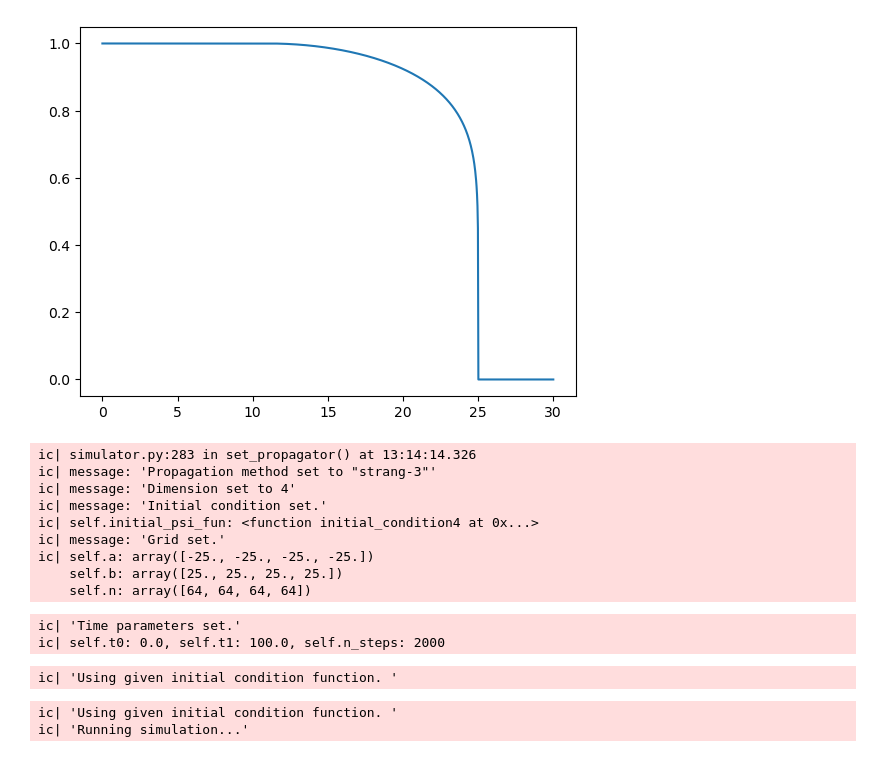
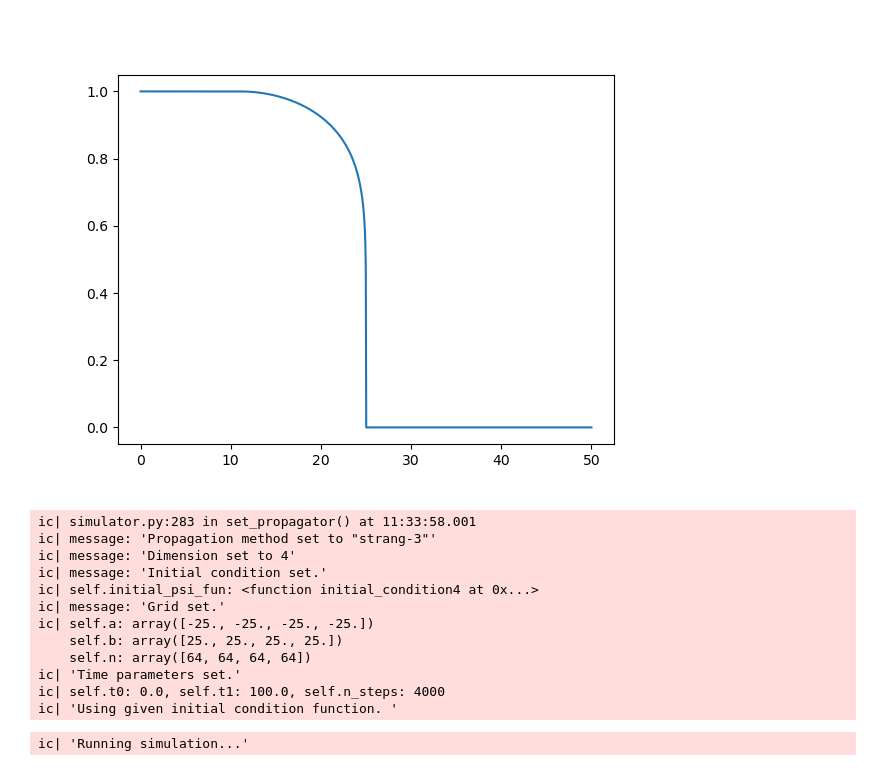
Before and after one commit to simenkva/fft_tdse, a Jupyter notebook: demo_notebooks/henon-heiles.ipynb, the cells around one changed output. Saved outputs shown, nothing was run; the diff lists cells and outputs as text; code cells hidden in the pictures.

```diff
--- a/demo_notebooks/henon-heiles.ipynb
+++ b/demo_notebooks/henon-heiles.ipynb
@@ -3,20 +3,36 @@ import numpy as np
 from fft_tdse.simulator import *
 from fft_tdse.animator import *
 import matplotlib.pyplot as plt
+# %%
+
+x_min = -25
+x_max = 25
+r0 = 11
+r1 = 25
+ell = 0.111803
+
+t_final = 100.0
+dt = 0.01
+mask_interval = 10
+
+
+dim = 4
+if dim == 2:
+    nx = 512
+elif dim == 3:
+    nx = 128
+elif dim == 4:
+    nx = 64
+    dt = 0.025
 # %%
-x_min = -25
-x_max = 25
-nx = 64
-dim = 4
 
-
-def potential2(x, y, ell=0.111803):
+def potential2(x, y, ell=ell):
     return 0.5*(x**2 + y**2) + ell*(x**2*y - y**3/3)
 
-def potential3(x, y, z, ell=0.111803):
+def potential3(x, y, z, ell=ell):
     return 0.5*(x**2 + y**2 + z**2) + ell*(x**2*y - y**3/3 + y**2*z - z**3/3)
 
-def potential4(x, y, z, w, ell=0.111803):
+def potential4(x, y, z, w, ell=ell):
     return 0.5*(x**2 + y**2 + z**2 + w**2) + ell*(x**2*y - y**3/3 + y**2*z - z**3/3 + z**2*w - w**3/3)
 
 def initial_condition2(x, y):
@@ -31,9 +47,7 @@ def initial_condition4(x, y, z, w):
     # normalized gaussian
     return np.exp(-0.5*((x-2)**2 + (y-2)**2 + (z-2)**2 + (w-2)**2)) / np.pi**1
 
-def mask_r(r):
-    r0 = 11
-    r1 = 25
+def mask_r(r, r0=r0, r1=r1):
     # interpolate between r0 and r1 using a cosine function
     mask = np.zeros_like(r)
     mask = (r > r0) * (r < r1) * np.cos((r-r0)/(r1-r0)*np.pi/2)
@@ -42,45 +56,39 @@ def mask_r(r):
     return mask
 
 def mask2(x,y):
-    r0 = 11
-    r1 = 25
     # interpolate between r0 and r1 using a cosine function
     r = np.sqrt(x**2 + y**2)
     return mask_r(r)
 
 def mask3(x,y,z):
-    r0 = 11
-    r1 = 25
     # interpolate between r0 and r1 using a cosine function
     r = np.sqrt(x**2 + y**2 + z**2)
     return mask_r(r)
 
 def mask4(x,y,z,w):
-    r0 = 11
-    r1 = 25
     # interpolate between r0 and r1 using a cosine function
     r = np.sqrt(x**2 + y**2 + z**2 + w**2)
     return mask_r(r)
 
 if dim == 2:
     potential = potential2
     initial_condition = initial_condition2
     mask = mask2
 elif dim == 3:
     potential = potential3
     initial_condition = initial_condition3
     mask = mask3
 elif dim == 4:
     potential = potential4
     initial_condition = initial_condition4
     mask = mask4
 
 plt.figure()
-rr =  np.linspace(0, 30, 1000)
+rr =  np.linspace(0, 50, 1000)
 plt.plot(rr, mask_r(rr))
 plt.show()
 # %% [output]
-[figure, old version]
+[figure, new version]
 # %%
 sim = Simulator(verbose=True)
 sim.set_dimension(dim)
@@ -88,8 +96,13 @@ sim.set_mass(1.0)
 sim.set_potential(potential)
 sim.set_initial_condition(initial_condition)
 sim.set_grid([x_min]*dim, [x_max]*dim, [nx]*dim)
+
+sim.set_time_parameters(0.0, t_final, int(t_final/dt))
+
+sim.prepare()
+psi0 = sim.wf.psi.copy()
 # %% [output]
-ic| simulator.py:283 in set_propagator() at 13:14:14.326
+ic| simulator.py:283 in set_propagator() at 11:33:58.001
 ic| message: 'Propagation method set to "strang-3"'
 ic| message: 'Dimension set to 4'
 ic| message: 'Initial condition set.'
@@ -98,12 +111,6 @@ ic| message: 'Grid set.'
 ic| self.a: array([-25., -25., -25., -25.])
     self.b: array([25., 25., 25., 25.])
     self.n: array([64, 64, 64, 64])
+ic| 'Time parameters set.'
+ic| self.t0: 0.0, self.t1: 100.0, self.n_steps: 4000
+ic| 'Using given initial condition function. '
-# %%
-sim.set_time_parameters(0.0, 100.0, 2000)
-# %% [output]
-ic| 'Time parameters set.'
-ic| self.t0: 0.0, self.t1: 100.0, self.n_steps: 2000
-# %%
-sim.prepare()
-# %% [output]
-ic| 'Using given initial condition function. '
@@ -113,5 +117,5 @@ psi0 = sim.wf.psi.copy()
 # %%
-sim.prepare()
+
 
 #anim1 = Animator2d(sim, name = 'henon_heiles')
 # anim1.vis_type = 'complex'
@@ -130,15 +134,21 @@ sim.prepare()
 # anim1.caption_format = 't = {sim.t:.02f}'
 
 acorr = np.zeros_like(sim.t_grid, dtype=complex)
+acorr2 = np.zeros_like(sim.t_grid, dtype=complex)
+norms = np.zeros_like(sim.t_grid)
 def callback(sim):
-    if sim.t_index % 10 == 0:
+    if sim.t_index % mask_interval == 0:
         if dim == 2:
             sim.psi = sim.psi * mask2(sim.x, sim.y)
         elif dim == 3:
             sim.psi = sim.psi * mask3(sim.x, sim.y, sim.z)
         elif dim == 4:
             sim.psi = sim.psi * mask4(sim.x, sim.y, sim.z, sim.w)
+
+    sim.wf.setPsi(sim.psi, normalize=False, set_dual=False)
     acorr[sim.t_index] = np.sum(sim.psi * np.conj(psi0)) * sim.grid.dtau
+    acorr2[sim.t_index] = np.sum(sim.psi ** 2) * sim.grid.dtau
+    norms[sim.t_index] = np.sum(np.abs(sim.psi)**2) * sim.grid.dtau
 
     #psi_out = np.where((np.abs(sim.x) > 40) | (np.abs(sim.y) > 40), sim.psi, np.zeros_like(sim.psi))
 #    P_hist[sim.t_index] = np.sum(np.abs(psi_out)**2) * sim.grid.dtau
@@ -150,5 +160,4 @@ sim.simulate(callback=callback)
 #anim1.make_movie("henon_heiles.mp4")
 #anim1.clean_frames()
 # %% [output]
-ic| 'Using given initial condition function. '
 ic| 'Running simulation...'
```
Also changed, not shown: parts of 10 cells of this notebook.
